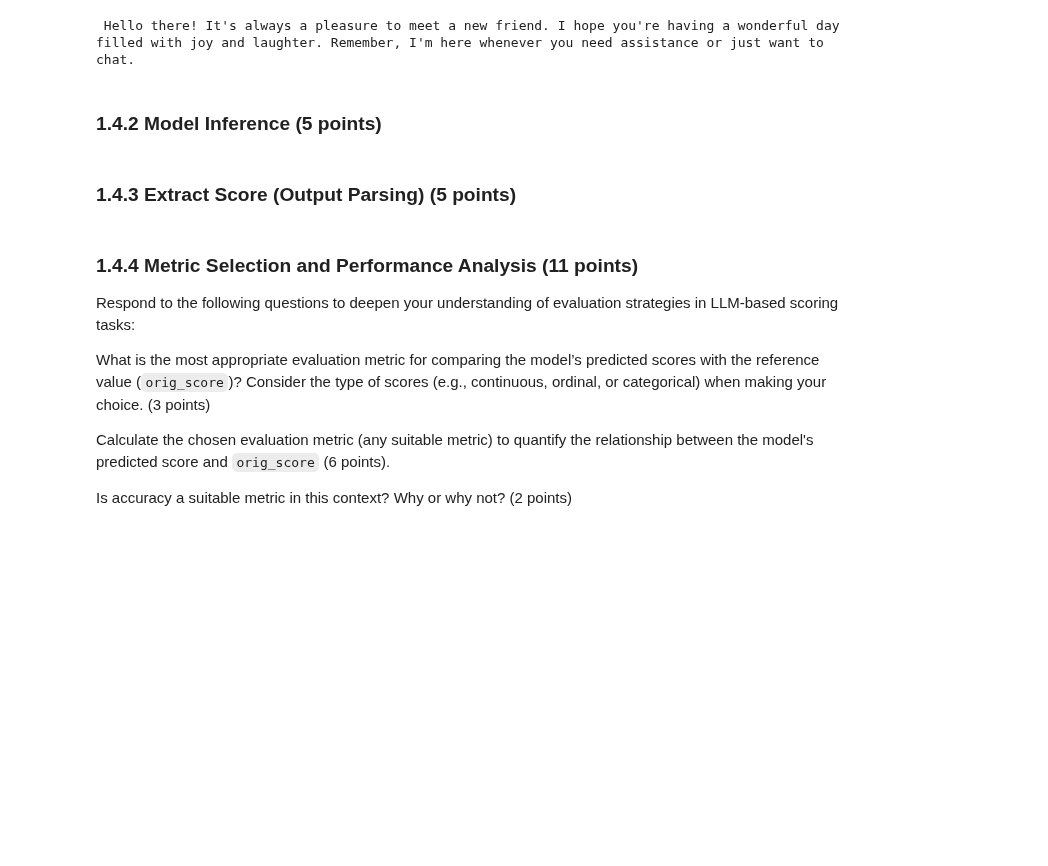
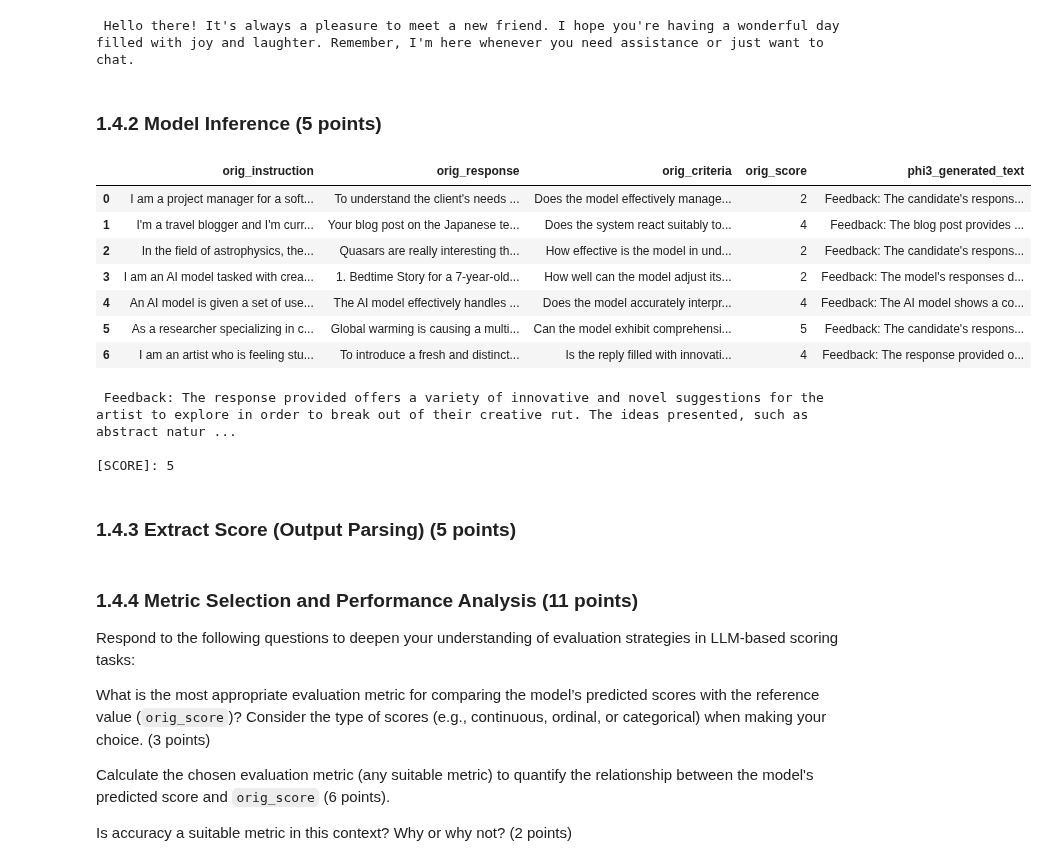
Before and after one commit to omid-moradi/LLMs-Course, a Jupyter notebook: CA3/LLM_HW3_Part1_LLM_as_a_Judge.ipynb, the cells around one changed output. Cells and saved outputs as stored; diff of their text form; code cells hidden in the pictures; blank space fills up the shorter version.

Commit message:
complete 1.4.2 1.4.2 Model Inference

```diff
--- a/CA3/LLM_HW3_Part1_LLM_as_a_Judge.ipynb
+++ b/CA3/LLM_HW3_Part1_LLM_as_a_Judge.ipynb
@@ -508,3 +506,51 @@ def construct_prompt(example):
+# %%
+from tqdm.auto import tqdm
+
+# Select a random sample of 50 entries from the dataset.
+# The dataset was already shuffled, so selecting the first 50 ensures a random sample.
+sample_dataset = feedback_bench_dataset.select(range(50))
+
+# Initialize a list to store the generated judgments and original data
+phi3_judgments = []
+
+# Iterate over the sample dataset with a progress bar
+for i, ex in tqdm(enumerate(sample_dataset), total=len(sample_dataset), desc="Generating responses"):
+    # 1. Construct the prompt in the chat message list format
+    messages = construct_prompt(ex) # Using your previously defined prompt construction function
+
+    # 2. Generate response using the Phi-3-mini model
+    # The generate_phi3_response function already applies the chat template internally
+    # and handles the model inference via the 'pipe' object.
+    generated_text = generate_phi3_response(messages)
+
+    # Append the original data and the Phi-3 generated text to the judgments list
+    phi3_judgments.append({
+        'orig_instruction': ex['orig_instruction'],
+        'orig_response': ex['orig_response'],
+        'orig_criteria': ex['orig_criteria'],
+        'orig_score': ex['orig_score'], # Human-annotated score (Ground Truth)
+        'phi3_generated_text': generated_text # Full output generated by the Phi-3 model
+    })
+
+# At this point, 'phi3_judgments' contains 50 dictionaries, each with original data and Phi-3's judgment.
+# %%
+df = pd.DataFrame(phi3_judgments)
+df.head(7)
+# %% [output]
+|  | orig_instruction | orig_response | orig_criteria | orig_score | phi3_generated_text |
+| 0 | I am a project manager for a soft... | To understand the client's needs ... | Does the model effectively manage... | 2 | Feedback: The candidate's respons... |
+| 1 | I'm a travel blogger and I'm curr... | Your blog post on the Japanese te... | Does the system react suitably to... | 4 | Feedback: The blog post provides ... |
+| 2 | In the field of astrophysics, the... | Quasars are really interesting th... | How effective is the model in und... | 2 | Feedback: The candidate's respons... |
+| 3 | I am an AI model tasked with crea... | 1. Bedtime Story for a 7-year-old... | How well can the model adjust its... | 2 | Feedback: The model's responses d... |
+| 4 | An AI model is given a set of use... | The AI model effectively handles ... | Does the model accurately interpr... | 4 | Feedback: The AI model shows a co... |
+| 5 | As a researcher specializing in c... | Global warming is causing a multi... | Can the model exhibit comprehensi... | 5 | Feedback: The candidate's respons... |
+| 6 | I am an artist who is feeling stu... | To introduce a fresh and distinct... | Is the reply filled with innovati... | 4 | Feedback: The response provided o... |
+# %%
+print(df.phi3_generated_text[6])
+# %% [output]
+ Feedback: The response provided offers a variety of innovative and novel suggestions for the artist to explore in order to break out of their creative rut. The ideas presented, such as abstract natur ...
+
+[SCORE]: 5
 # %% [markdown]
 ### 1.4.3 Extract Score (Output Parsing) (5 points)
 # %%
```
Also changed, not shown: parts of 1 cell of this notebook.
